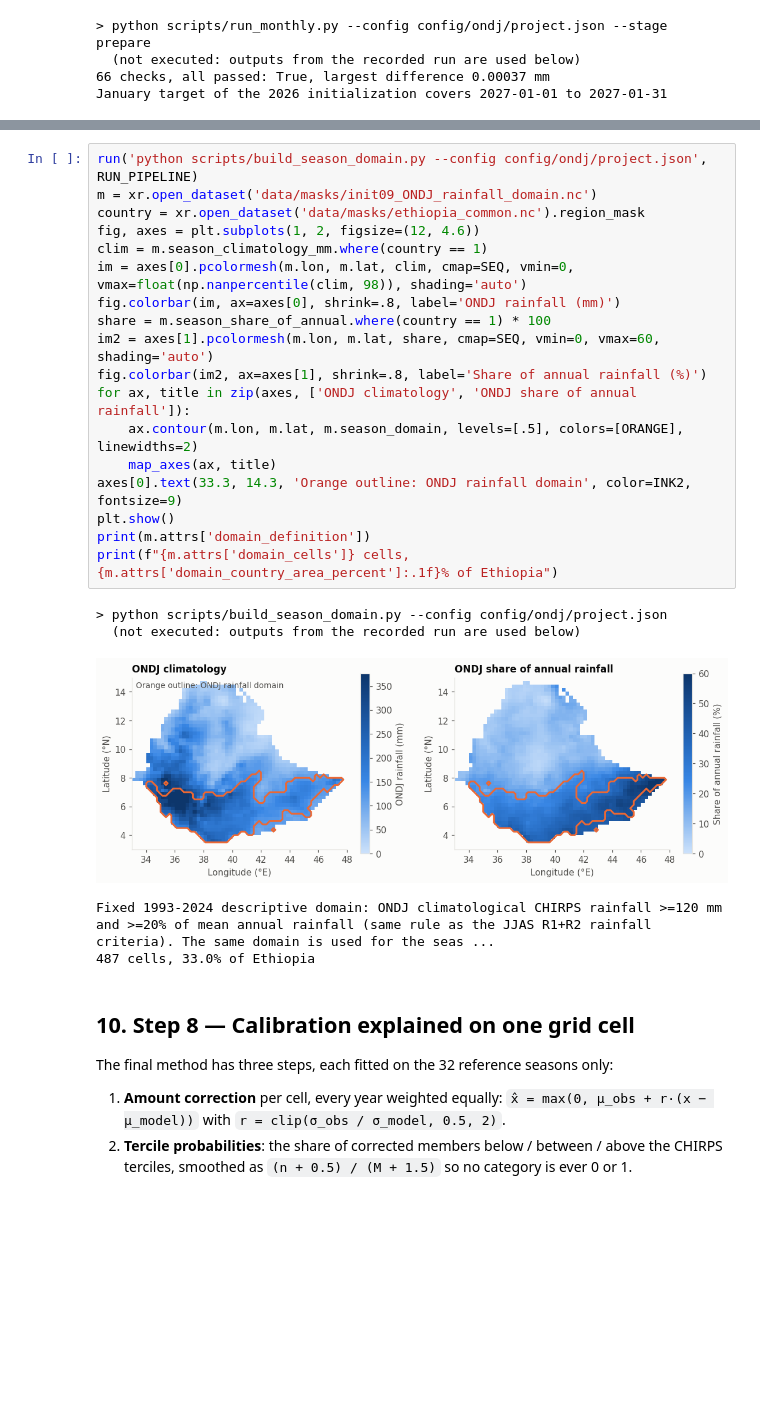
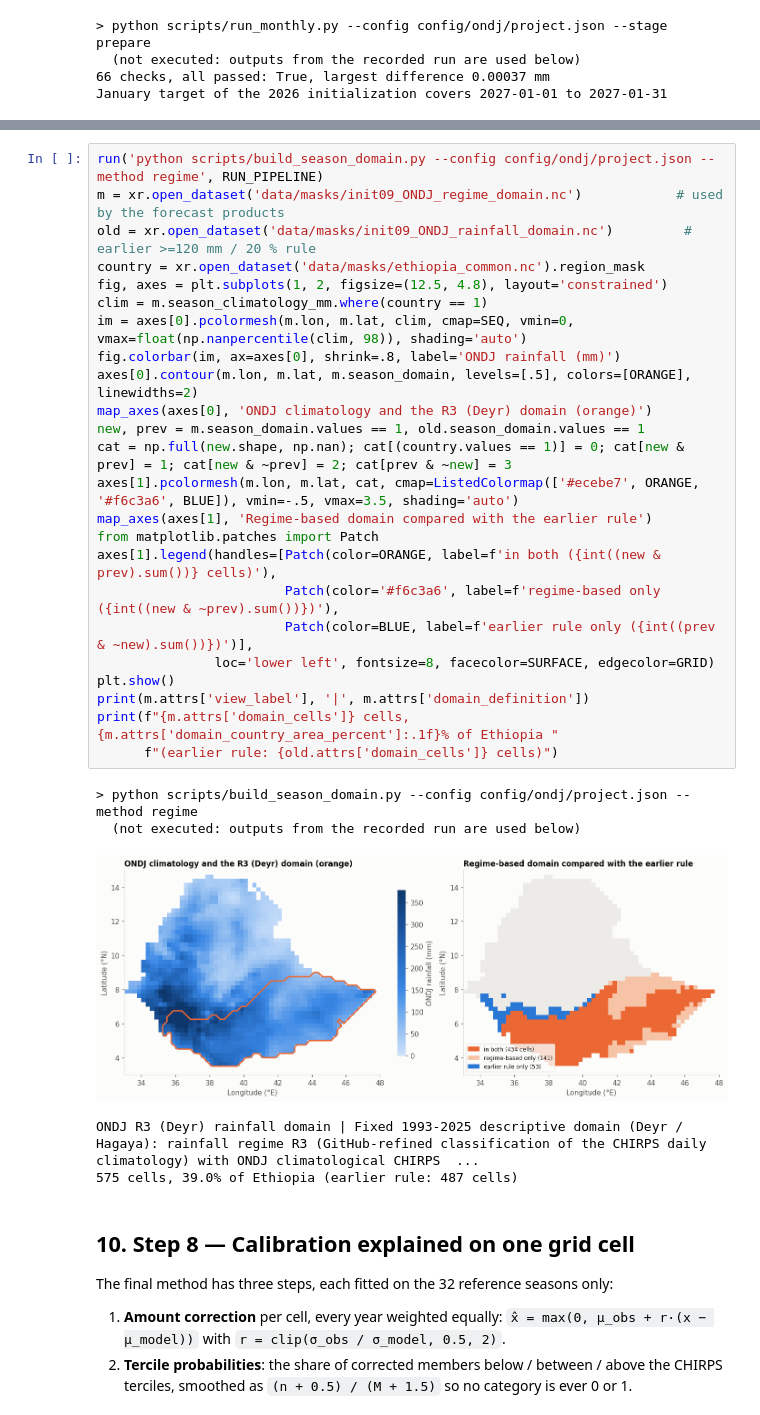
Before and after one commit to YonSci/calibrated_seasonal_rainfall, a Jupyter notebook: notebooks/ONDJ_training_walkthrough.ipynb, the cells around one changed output, grey strips where cells are left out. Drawn from its saved outputs; the diff is of its cells as text; blank space fills up the shorter version.

```diff
--- a/notebooks/ONDJ_training_walkthrough.ipynb
+++ b/notebooks/ONDJ_training_walkthrough.ipynb
@@ -382,27 +389,33 @@ seasonal rainfall is at least 120 mm *and* at least 20 % of the annual total. It
 # %%
-run('python scripts/build_season_domain.py --config config/ondj/project.json', RUN_PIPELINE)
-m = xr.open_dataset('data/masks/init09_ONDJ_rainfall_domain.nc')
+run('python scripts/build_season_domain.py --config config/ondj/project.json --method regime', RUN_PIPELINE)
+m = xr.open_dataset('data/masks/init09_ONDJ_regime_domain.nc')            # used by the forecast products
+old = xr.open_dataset('data/masks/init09_ONDJ_rainfall_domain.nc')         # earlier >=120 mm / 20 % rule
 country = xr.open_dataset('data/masks/ethiopia_common.nc').region_mask
-fig, axes = plt.subplots(1, 2, figsize=(12, 4.6))
+fig, axes = plt.subplots(1, 2, figsize=(12.5, 4.8), layout='constrained')
 clim = m.season_climatology_mm.where(country == 1)
 im = axes[0].pcolormesh(m.lon, m.lat, clim, cmap=SEQ, vmin=0, vmax=float(np.nanpercentile(clim, 98)), shading='auto')
 fig.colorbar(im, ax=axes[0], shrink=.8, label='ONDJ rainfall (mm)')
-share = m.season_share_of_annual.where(country == 1) * 100
-im2 = axes[1].pcolormesh(m.lon, m.lat, share, cmap=SEQ, vmin=0, vmax=60, shading='auto')
-fig.colorbar(im2, ax=axes[1], shrink=.8, label='Share of annual rainfall (%)')
-for ax, title in zip(axes, ['ONDJ climatology', 'ONDJ share of annual rainfall']):
-    ax.contour(m.lon, m.lat, m.season_domain, levels=[.5], colors=[ORANGE], linewidths=2)
-    map_axes(ax, title)
-axes[0].text(33.3, 14.3, 'Orange outline: ONDJ rainfall domain', color=INK2, fontsize=9)
+axes[0].contour(m.lon, m.lat, m.season_domain, levels=[.5], colors=[ORANGE], linewidths=2)
+map_axes(axes[0], 'ONDJ climatology and the R3 (Deyr) domain (orange)')
+new, prev = m.season_domain.values == 1, old.season_domain.values == 1
+cat = np.full(new.shape, np.nan); cat[(country.values == 1)] = 0; cat[new & prev] = 1; cat[new & ~prev] = 2; cat[prev & ~new] = 3
+axes[1].pcolormesh(m.lon, m.lat, cat, cmap=ListedColormap(['#ecebe7', ORANGE, '#f6c3a6', BLUE]), vmin=-.5, vmax=3.5, shading='auto')
+map_axes(axes[1], 'Regime-based domain compared with the earlier rule')
+from matplotlib.patches import Patch
+axes[1].legend(handles=[Patch(color=ORANGE, label=f'in both ({int((new & prev).sum())} cells)'),
+                        Patch(color='#f6c3a6', label=f'regime-based only ({int((new & ~prev).sum())})'),
+                        Patch(color=BLUE, label=f'earlier rule only ({int((prev & ~new).sum())})')],
+               loc='lower left', fontsize=8, facecolor=SURFACE, edgecolor=GRID)
 plt.show()
-print(m.attrs['domain_definition'])
-print(f"{m.attrs['domain_cells']} cells, {m.attrs['domain_country_area_percent']:.1f}% of Ethiopia")
+print(m.attrs['view_label'], '|', m.attrs['domain_definition'])
+print(f"{m.attrs['domain_cells']} cells, {m.attrs['domain_country_area_percent']:.1f}% of Ethiopia "
+      f"(earlier rule: {old.attrs['domain_cells']} cells)")
 # %% [output]
-> python scripts/build_season_domain.py --config config/ondj/project.json
+> python scripts/build_season_domain.py --config config/ondj/project.json --method regime
   (not executed: outputs from the recorded run are used below)
-[figure, old version]
+[figure, new version]
-Fixed 1993-2024 descriptive domain: ONDJ climatological CHIRPS rainfall >=120 mm and >=20% of mean annual rainfall (same rule as the JJAS R1+R2 rainfall criteria). The same domain is used for the seas ...
-487 cells, 33.0% of Ethiopia
+ONDJ R3 (Deyr) rainfall domain | Fixed 1993-2025 descriptive domain (Deyr / Hagaya): rainfall regime R3 (GitHub-refined classification of the CHIRPS daily climatology) with ONDJ climatological CHIRPS  ...
+575 cells, 39.0% of Ethiopia (earlier rule: 487 cells)
 # %% [markdown]
 <a id="s10"></a>
 ## 10. Step 8 — Calibration explained on one grid cell
```
Also changed, not shown: parts of 9 cells of this notebook, 32 other files.
